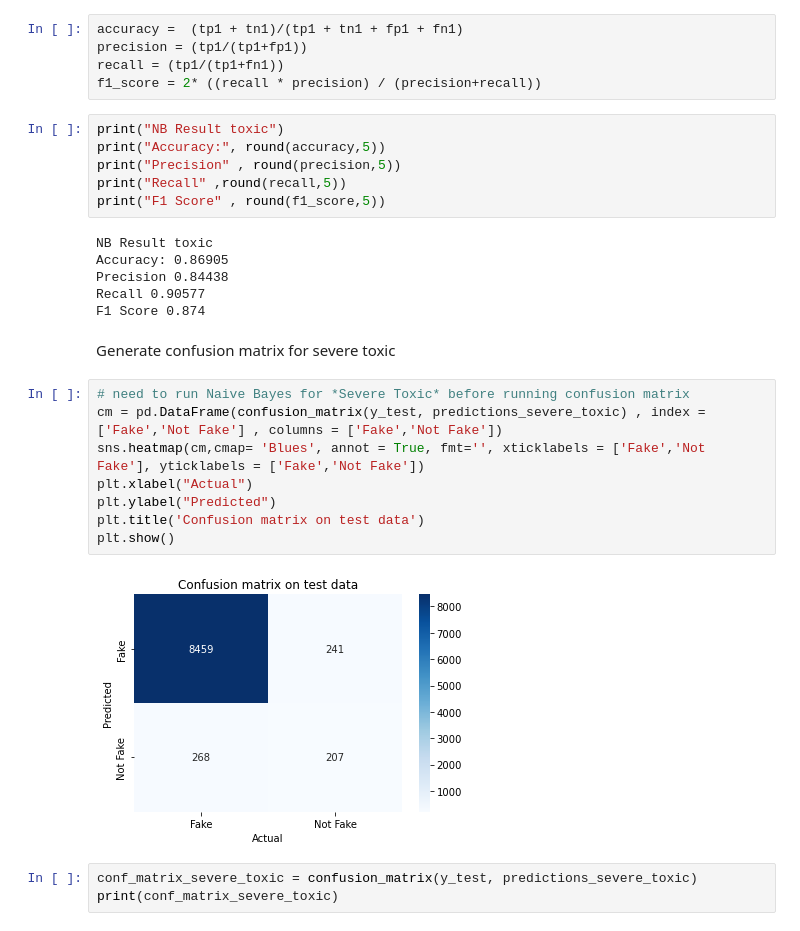
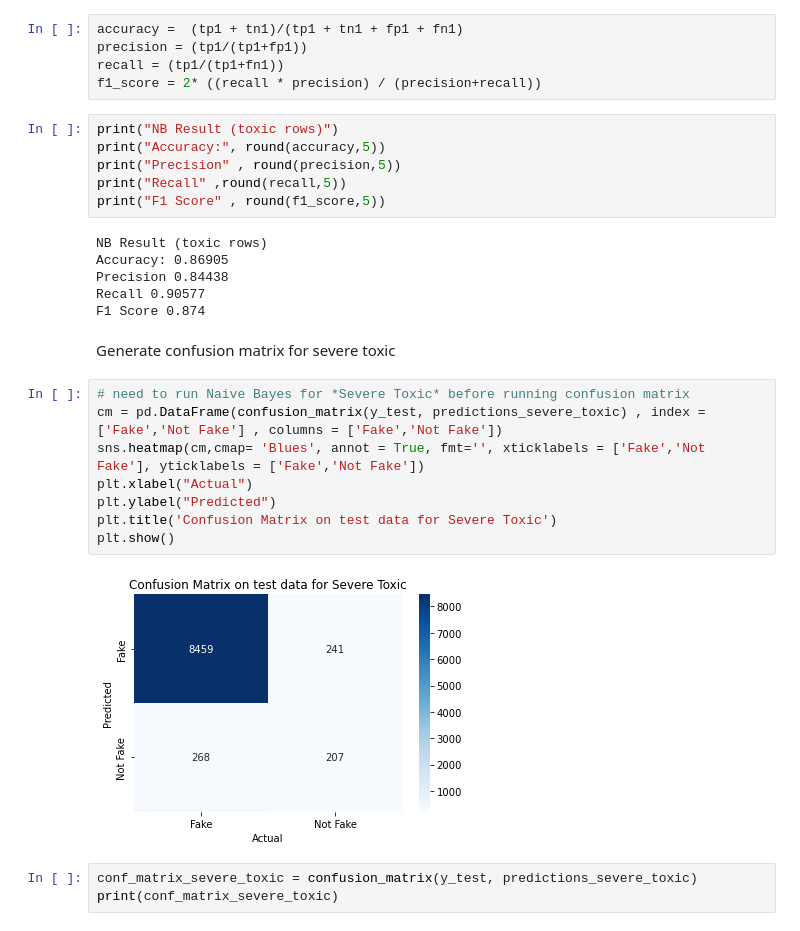
Before and after one commit to ziyingliow2018/Toxic-news-G2T6, a Jupyter notebook: Jupyter Notebook Codes/Naive Bayes Final.ipynb, the cells around one changed output. Drawn from its saved outputs; the diff is of its cells as text.

```diff
--- a/Jupyter Notebook Codes/Naive Bayes Final.ipynb
+++ b/Jupyter Notebook Codes/Naive Bayes Final.ipynb
@@ -187,13 +187,13 @@ precision = (tp1/(tp1+fp1))
 recall = (tp1/(tp1+fn1))
 f1_score = 2* ((recall * precision) / (precision+recall))
 # %%
-print("NB Result toxic")
+print("NB Result (toxic rows)")
 print("Accuracy:", round(accuracy,5))
 print("Precision" , round(precision,5))
 print("Recall" ,round(recall,5))
 print("F1 Score" , round(f1_score,5))
 # %% [output]
-NB Result toxic
+NB Result (toxic rows)
 Accuracy: 0.86905
 Precision 0.84438
 Recall 0.90577
@@ -203,13 +203,13 @@ Generate confusion matrix for severe toxic
 # %%
 # need to run Naive Bayes for *Severe Toxic* before running confusion matrix
 cm = pd.DataFrame(confusion_matrix(y_test, predictions_severe_toxic) , index = ['Fake','Not Fake'] , columns = ['Fake','Not Fake'])
 sns.heatmap(cm,cmap= 'Blues', annot = True, fmt='', xticklabels = ['Fake','Not Fake'], yticklabels = ['Fake','Not Fake'])
 plt.xlabel("Actual")
 plt.ylabel("Predicted")
-plt.title('Confusion matrix on test data')
+plt.title('Confusion Matrix on test data for Severe Toxic')
 plt.show()
 # %% [output]
-[figure, old version]
+[figure, new version]
 # %%
 conf_matrix_severe_toxic = confusion_matrix(y_test, predictions_severe_toxic)
 print(conf_matrix_severe_toxic)
```
Also changed, not shown: parts of 3 cells of this notebook.
